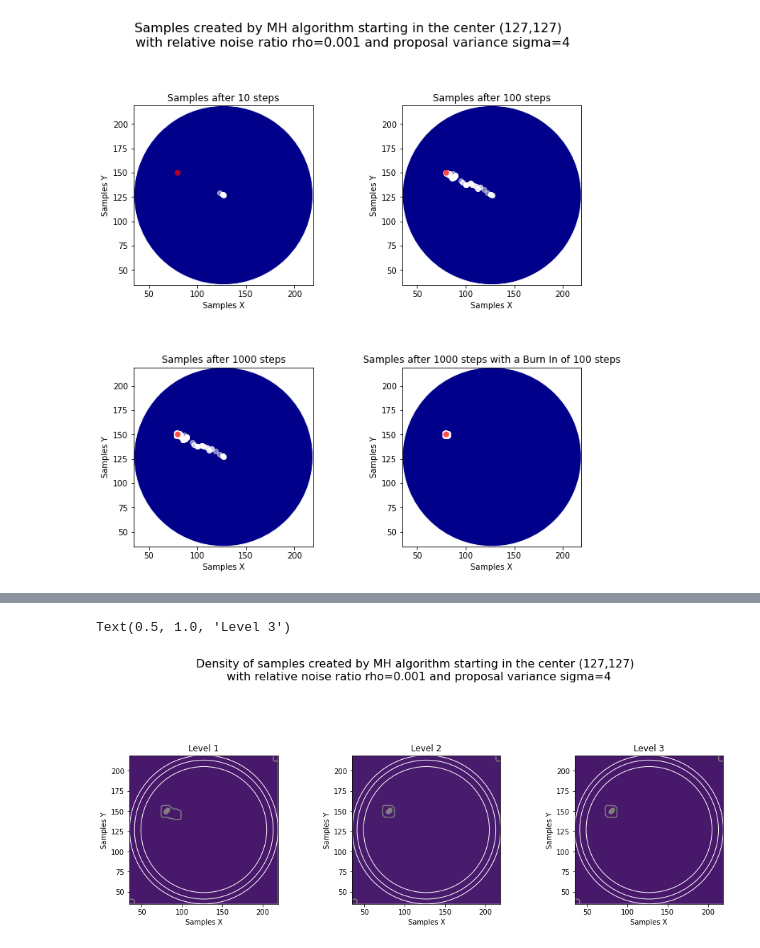
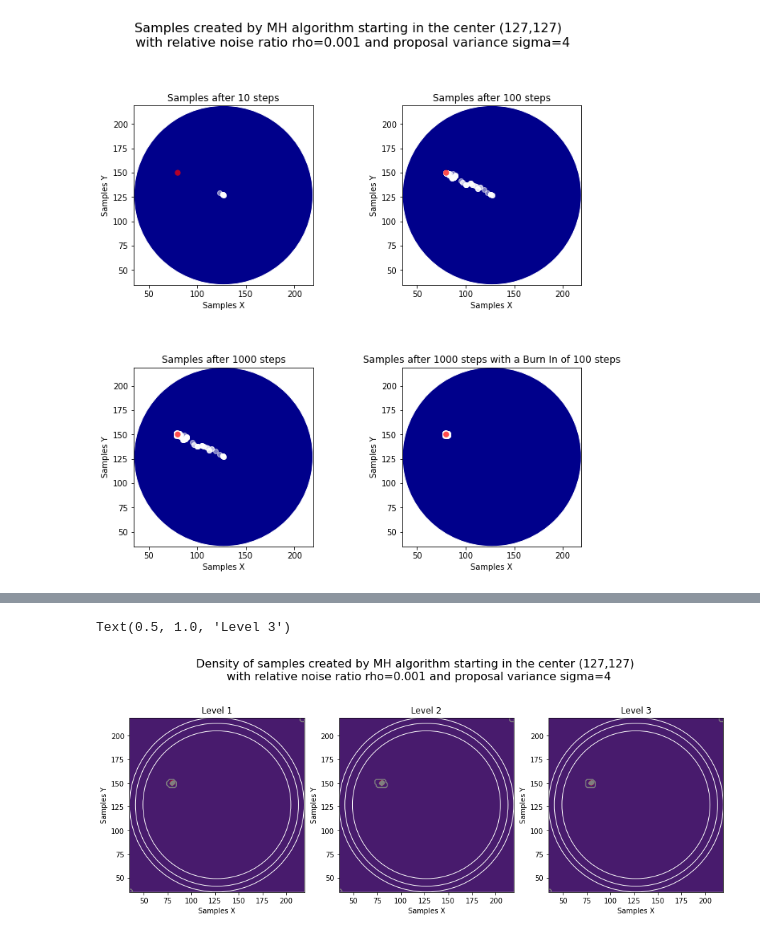
Before and after one commit to annegretW/Masterarbeit_EEG_Uncertainties, a Jupyter notebook: masterarbeit/2d/example1.ipynb, the cells around one changed output, grey strips where cells are left out. Drawn from its saved outputs; the diff is of its cells as text; code cells hidden in the pictures.

```diff
--- a/masterarbeit/2d/example1.ipynb
+++ b/masterarbeit/2d/example1.ipynb
@@ -126,26 +124,23 @@ Text(0.5, 1.0, 'Level 3')
 # %%
-fig, ax = plt.subplots(1, 3, figsize=(15,7))
-fig.subplots_adjust(wspace=.5)
+fig, ax = plt.subplots(1, 3, figsize=(15,6))
+fig.subplots_adjust(wspace=.2)
 
-evaluations.draw_densities(samples[0][:,100:1000],ax[0])
-#plt.colorbar(im, ax=ax[0],orientation="horizontal")
+evaluations.draw_densities(samples[0][:,2000:10000],ax[0])
 evaluations.set_ax(ax[0])
 evaluations.draw_point(ax[0],point,0.5)
 
-evaluations.draw_densities(samples[1][:,100:1000],ax[1])
-#plt.colorbar(im, ax=ax[1],orientation="horizontal")
+evaluations.draw_densities(samples[1][:,2000:10000],ax[1])
 evaluations.set_ax(ax[1])
 evaluations.draw_point(ax[1],point,0.5)
 
-evaluations.draw_densities(samples[2][:,100:1000],ax[2])
-#plt.colorbar(im, ax=ax[2],orientation="horizontal")
+evaluations.draw_densities(samples[2][:,2000:10000],ax[2])
 evaluations.set_ax(ax[2])
 evaluations.draw_point(ax[2],point,0.5)
 
 fig.suptitle('Density of samples created by MH algorithm starting in the center (127,127) \n with relative noise ratio rho=0.001 and proposal variance sigma=4', fontsize=16)
 ax[0].set_title('Level 1')
 ax[1].set_title('Level 2')
 ax[2].set_title('Level 3')
 # %% [output]
 Text(0.5, 1.0, 'Level 3')
-[figure, old version]
+[figure, new version]
```
Also changed, not shown: parts of 4 cells of this notebook.
